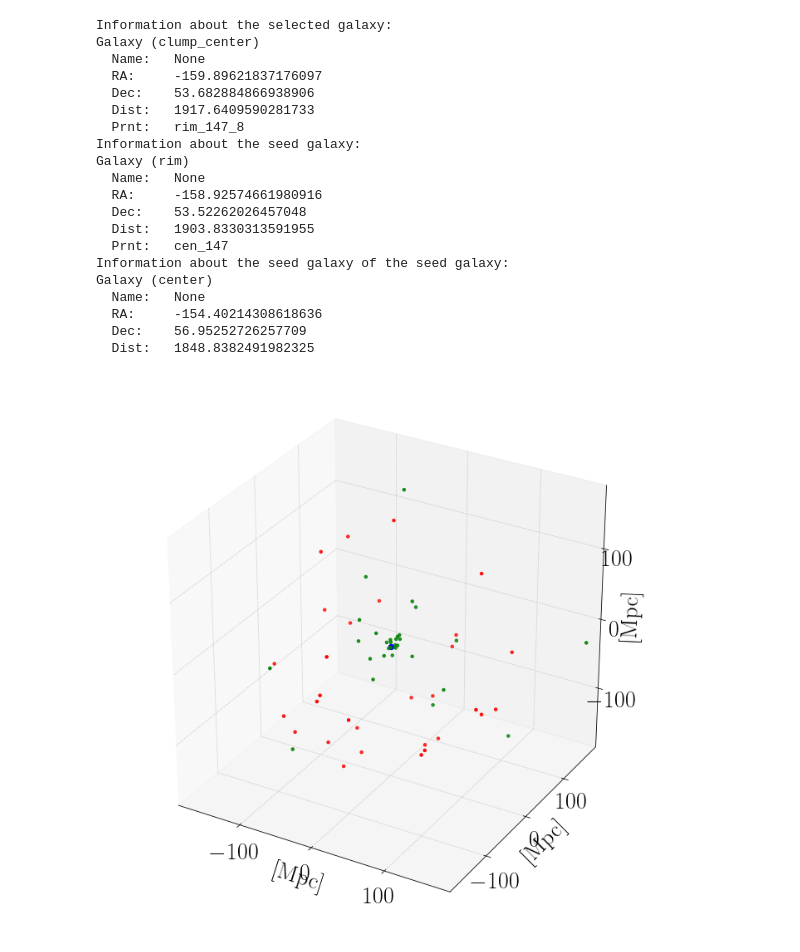
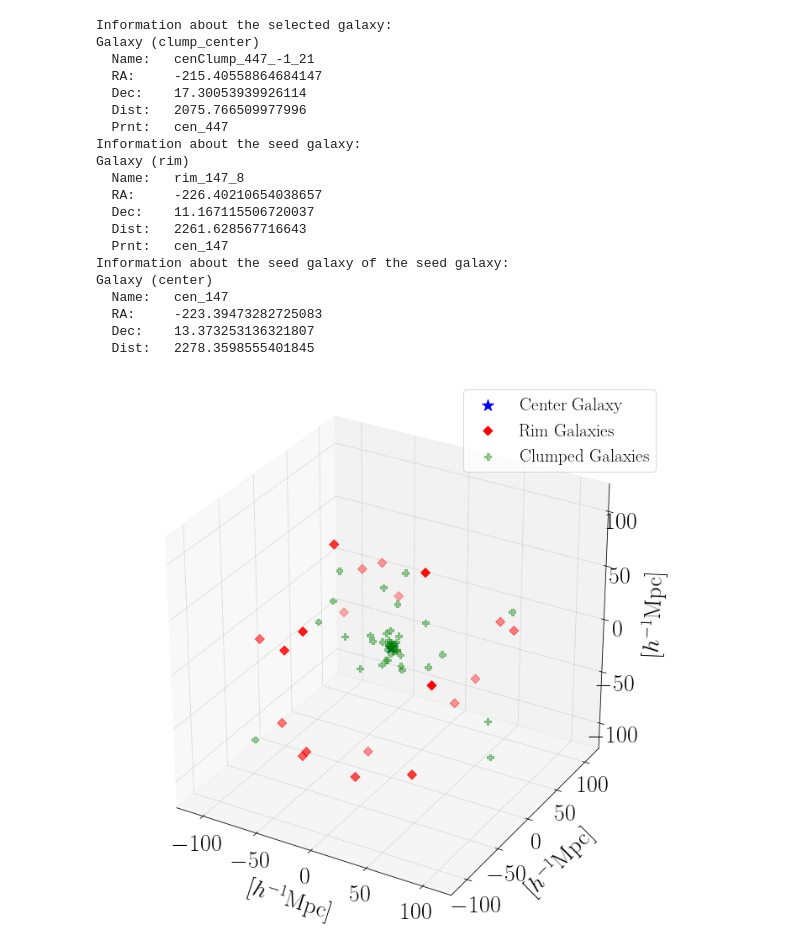
Before and after one commit to DESI-UR/catalog_generation, a Jupyter notebook: nb/catalog_class_demo.ipynb, the cells around one changed output. Saved outputs shown, nothing was run; the diff lists cells and outputs as text; code cells hidden in the pictures.

```diff
--- a/nb/catalog_class_demo.ipynb
+++ b/nb/catalog_class_demo.ipynb
@@ -39,7 +36,7 @@ sig_r_BAO: 5.0
 # IN THE EXAMPLE, WE ARE CHECKING A CLUMP GALAXY WHICH HAS A CENTER GALAXY AS SEED
 # EACH INCREMENTAL INTEGER IN THE NAME OF THE GALAXY IDX TELLS THE SEED FOR THAT GALAXY
 print("Information about the selected galaxy:")
-mock_cat.info("cenClump_147_8_21")
+mock_cat.info("cenClump_447_-1_21")
 # A CENTRAL CLUMP THAT IS GENERATED USING THE RIM GALAXY WITH IDX 'rim_147_8`
 # THE LAST INTEGER IN THE NAME TELLS THAT IS THE 21TH CLUMP FOR THAT SEED
 # A RIM GALAXY IS SEEDED BY A CENTER GALAXY. SO THE SEED GALAXY FOR THIS PARTICULAR RIM GALAXY
@@ -51,45 +48,56 @@ mock_cat.info("cen_147")
 # %% [output]
 Information about the selected galaxy:
 Galaxy (clump_center)
-  Name:   None
-  RA:     -159.89621837176097
-  Dec:    53.682884866938906
-  Dist:   1917.6409590281733
-  Prnt:   rim_147_8
+  Name:   cenClump_447_-1_21
+  RA:     -215.40558864684147
+  Dec:    17.30053939926114
+  Dist:   2075.766509977996
+  Prnt:   cen_447
 Information about the seed galaxy:
 Galaxy (rim)
-  Name:   None
-  RA:     -158.92574661980916
-  Dec:    53.52262026457048
-  Dist:   1903.8330313591955
+  Name:   rim_147_8
+  RA:     -226.40210654038657
+  Dec:    11.167115506720037
+  Dist:   2261.628567716643
   Prnt:   cen_147
 Information about the seed galaxy of the seed galaxy:
 Galaxy (center)
-  Name:   None
-  RA:     -154.40214308618636
-  Dec:    56.95252726257709
-  Dist:   1848.8382491982325
+  Name:   cen_147
+  RA:     -223.39473282725083
+  Dec:    13.373253136321807
+  Dist:   2278.3598555401845
 # %%
 #
 # THIS PART IS COPIED FROM THE CATALOG CLASS FOR GRAPHICAL DEMONSTRATION
 #
 from mpl_toolkits.mplot3d import Axes3D
 import matplotlib.pyplot as plt
 plt.style.use("good_config")
 
-idx = "cen_147"
-x_cen, y_cen, z_cen, c_cen = mock_cat.get_points(idx, get_childs=False)
+idx = "cen_447"
+x_cen, y_cen, z_cen, c_cen, m_cen = mock_cat.get_points(idx, get_childs=False)
 fig = plt.figure(figsize=(12,12))
 ax  = fig.add_subplot(111, projection='3d')
-x, y, z, c = mock_cat.get_points(idx, get_childs=True)
-ax.scatter(xs=np.asarray(x).flatten()-x_cen[0], ys=np.asarray(y).flatten()-y_cen[0], zs=np.asarray(z).flatten()-z_cen[0], c=c, s=12)
-ax.scatter(xs=0, ys=0, zs=0, c='blue', s=40)
-ax.set_xlim(-180., 180.)
-ax.set_ylim(-180., 180.)
-ax.set_zlim(-180., 180.)
-ax.set_xlabel("[Mpc]")
-ax.set_ylabel("[Mpc]")
-ax.set_zlabel("[Mpc]")
+x, y, z, c, m = mock_cat.get_points(idx, get_childs=True)
+rim_idx    = np.where(np.asarray(m)=='D')[0]
+clump_idx  = np.where(np.asarray(m)=='P')[0]
+ax.scatter(xs=0, ys=0, zs=0, c='blue', s=200, marker='*', label="Center Galaxy")
+ax.scatter(xs=(np.asarray(x).flatten()[rim_idx]-x_cen[0])*.7,
+           ys=(np.asarray(y).flatten()[rim_idx]-y_cen[0])*.7,
+           zs=(np.asarray(z).flatten()[rim_idx]-z_cen[0])*.7,
+           c=np.asarray(c)[rim_idx], s=60, marker="D", label="Rim Galaxies")
+ax.scatter(xs=(np.asarray(x).flatten()[clump_idx]-x_cen[0])*.7,
+           ys=(np.asarray(y).flatten()[clump_idx]-y_cen[0])*.7,
+           zs=(np.asarray(z).flatten()[clump_idx]-z_cen[0])*.7,
+           c=np.asarray(c)[clump_idx], s=60, marker="P", alpha=.4, label="Clumped Galaxies")
+ax.set_xlim(-120., 120.)
+ax.set_ylim(-120., 120.)
+ax.set_zlim(-120., 120.)
+ax.set_xlabel("[$h^{-1}$Mpc]", labelpad=20)
+ax.set_ylabel("[$h^{-1}$Mpc]", labelpad=20)
+ax.set_zlabel("[$h^{-1}$Mpc]", labelpad=20)
+ax.legend()
+plt.savefig("galaxies.pdf")
 plt.show()
 # %% [output]
-[figure, old version]
+[figure, new version]
```
Also changed, not shown: parts of 2 cells of this notebook.
